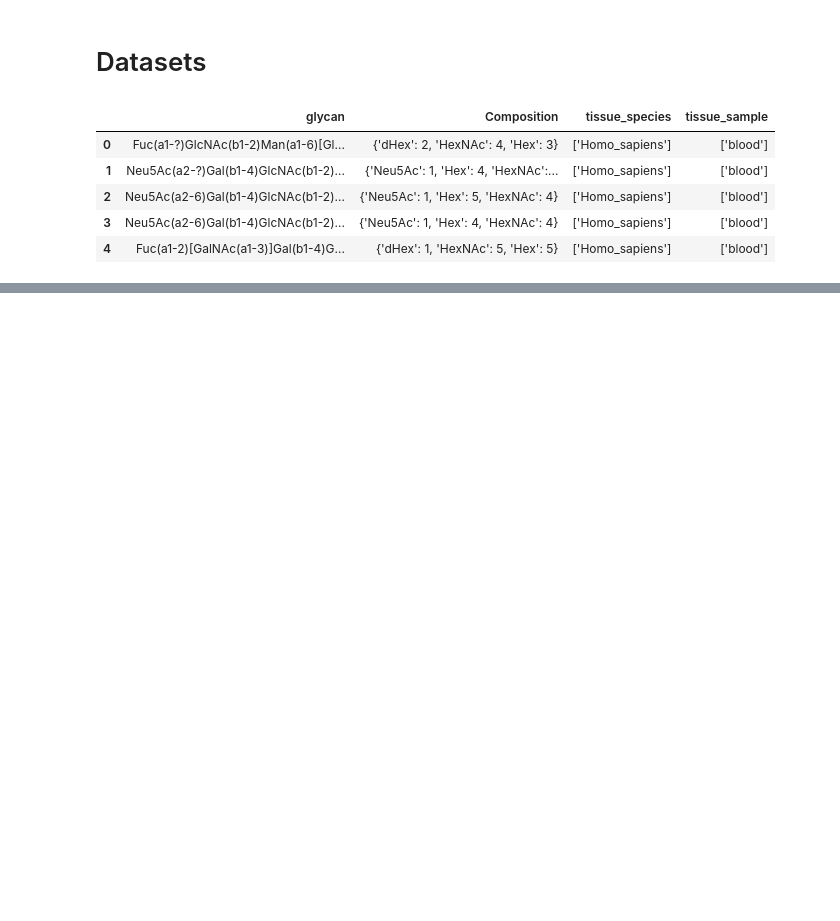
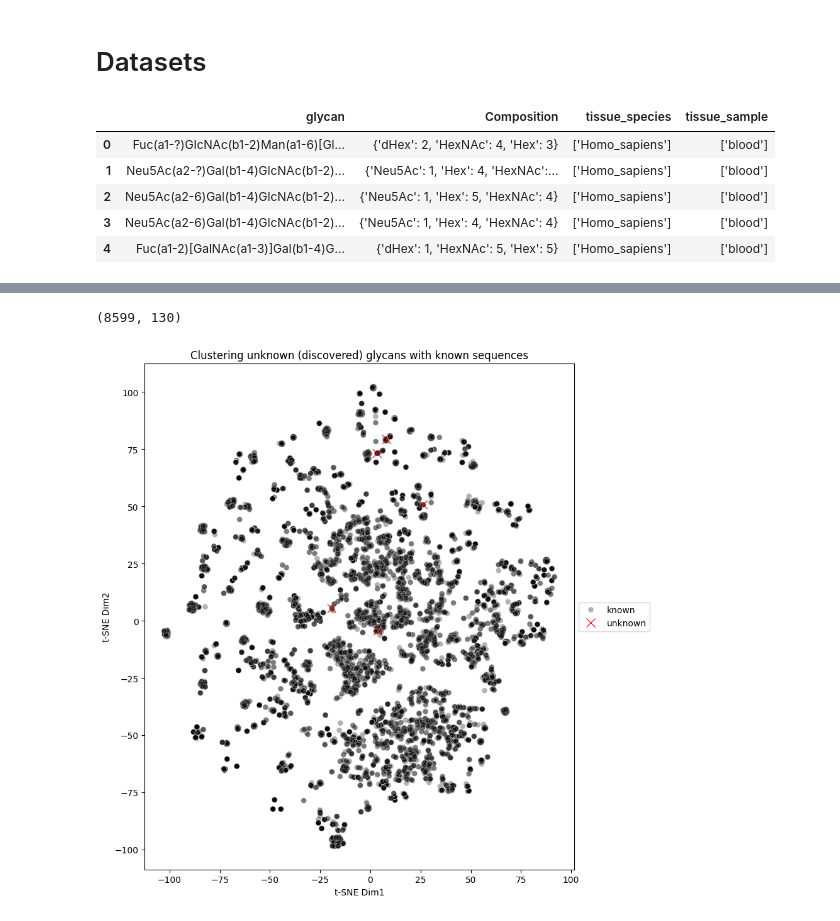
Before and after one commit to PhiCtl/glycan-biomarkers, a Jupyter notebook: src/Task_2/glycan_embedding.ipynb, the cells around one changed output, grey strips where cells are left out. Cells and saved outputs as stored; diff of their text form; code cells hidden in the pictures; blank space fills up the shorter version.

```diff
--- a/src/Task_2/glycan_embedding.ipynb
+++ b/src/Task_2/glycan_embedding.ipynb
@@ -63,0 +107,8 @@ FileNotFoundError: [Errno 2] No such file or directory: '/content/isospec-intern
+# %%
+model = prep_model('SweetNet', trained=True, num_classes=1011)
+glycans = df_glycan_list['glycan'].to_numpy()
+
+df_learned_rep = glycans_to_emb(glycans, model)
+df_learned_rep['glycan'] = df_glycan_list['glycan']
+df_learned_rep['type'] = ['unknown'] * len(df_learned_rep)
+df_learned_rep.head()
@@ -63,0 +123,30 @@ FileNotFoundError: [Errno 2] No such file or directory: '/content/isospec-intern
+# %%
+human_glycans = df_glycan.explode('tissue_species')
+human_glycans = human_glycans[human_glycans['tissue_species'] == 'Homo_sapiens']
+glycans_exhaustive = human_glycans['glycan'].to_numpy()
+df_learned_rep_exhaustive = glycans_to_emb(glycans_exhaustive, model)
+df_learned_rep_exhaustive['glycan'] = human_glycans['glycan'].to_numpy()
+df_learned_rep_exhaustive['type'] = ['known'] * len(df_learned_rep_exhaustive)
+# %%
+df_learned_rep_exhaustive.shape
+# %% [output]
+(8599, 130)
+# %%
+from sklearn.manifold import TSNE
+import seaborn as sns
+import matplotlib.pyplot as plt
+
+tsne_emb = TSNE(random_state = 42).fit_transform(pd.concat([df_learned_rep_exhaustive, df_learned_rep]).drop(['glycan', 'type'], axis=1))
+# %%
+plt.figure(figsize = (9, 9))
+sns.scatterplot(x = tsne_emb[:-5,0], y = tsne_emb[:-5,1], s = 40, alpha = 0.3,
+                hue = df_learned_rep_exhaustive['type'].values.tolist(), palette=['black'])
+sns.scatterplot(x = tsne_emb[-5:,0], y = tsne_emb[-5:,1], s = 100,
+                hue = df_learned_rep['type'].values.tolist(), marker='x', palette=['red'])
+plt.legend(loc = 'center left', bbox_to_anchor = (1, 0.5))
+plt.xlabel('t-SNE Dim1')
+plt.ylabel('t-SNE Dim2')
+plt.title('Clustering unknown (discovered) glycans with known sequences')
+plt.tight_layout()
+# %% [output]
+[figure, added]
```
Also changed, not shown: parts of 10 cells of this notebook.
